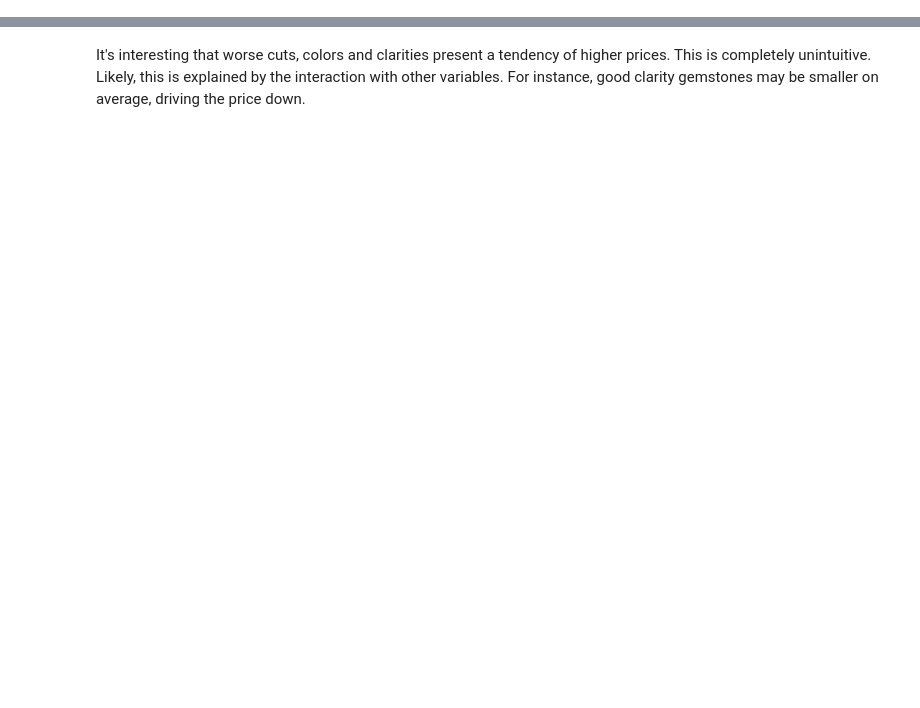
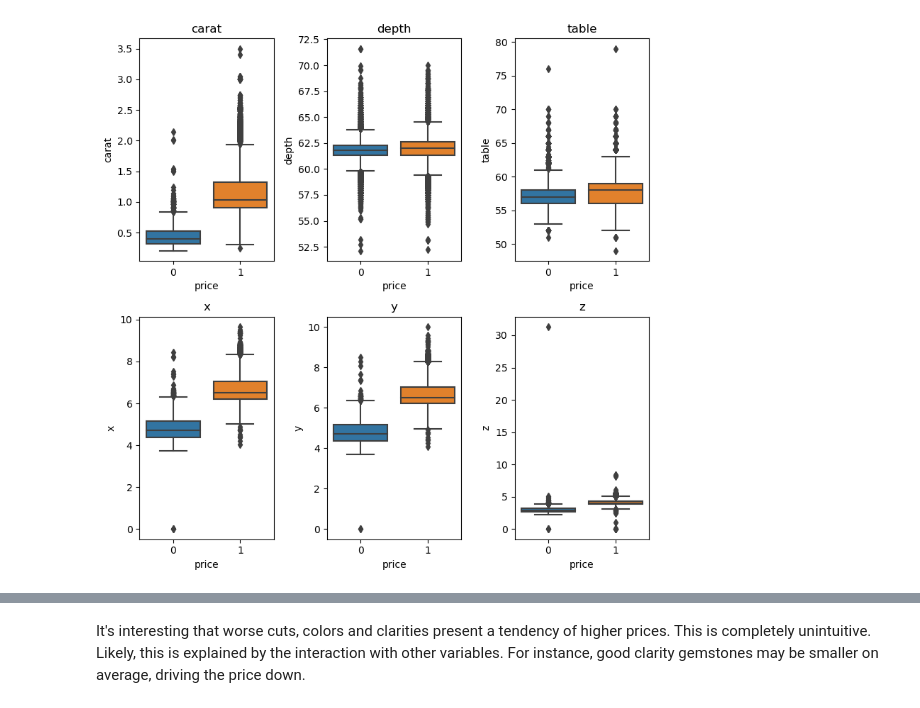
Before and after one commit to mathpn/kaggle-playground-series, a Jupyter notebook: gemstone_s03_e08/eda_and_train.ipynb, the cells around one changed output, grey strips where cells are left out. Saved outputs shown, nothing was run; the diff lists cells and outputs as text; code cells hidden in the pictures; blank space fills up the shorter version.

```diff
--- a/gemstone_s03_e08/eda_and_train.ipynb
+++ b/gemstone_s03_e08/eda_and_train.ipynb
@@ -38,17 +52,19 @@ plt.show()
 # %%
 numeric_columns = all_data.select_dtypes(include=[np.number]).columns.drop("id")
 n_cols = int(np.ceil(len(numeric_columns) / 2))
 
 fig, ax = plt.subplots(nrows=2, ncols=n_cols, figsize=(8, 8), squeeze=False)
 for i, col_name in enumerate(numeric_columns):
     row = i // n_cols
     col = i % n_cols
     sns.boxplot(
-        y=train_data[col_name], x=(y_train_log > y_train_log.median()).astype(int), ax=ax[row][col]
+        y=train_data[col_name], x=(y_log > y_log.median()).astype(int), ax=ax[row][col]
     )
     ax[row][col].set_title(col_name)
 plt.tight_layout()
 plt.show()
+# %% [output]
+[figure, added]
 # %%
 categorical_columns = all_data.select_dtypes(include="object").columns
 fig, axes = plt.subplots(ncols=3, figsize=(14, 4), squeeze=True)
```
Also changed, not shown: parts of 15 cells of this notebook.
